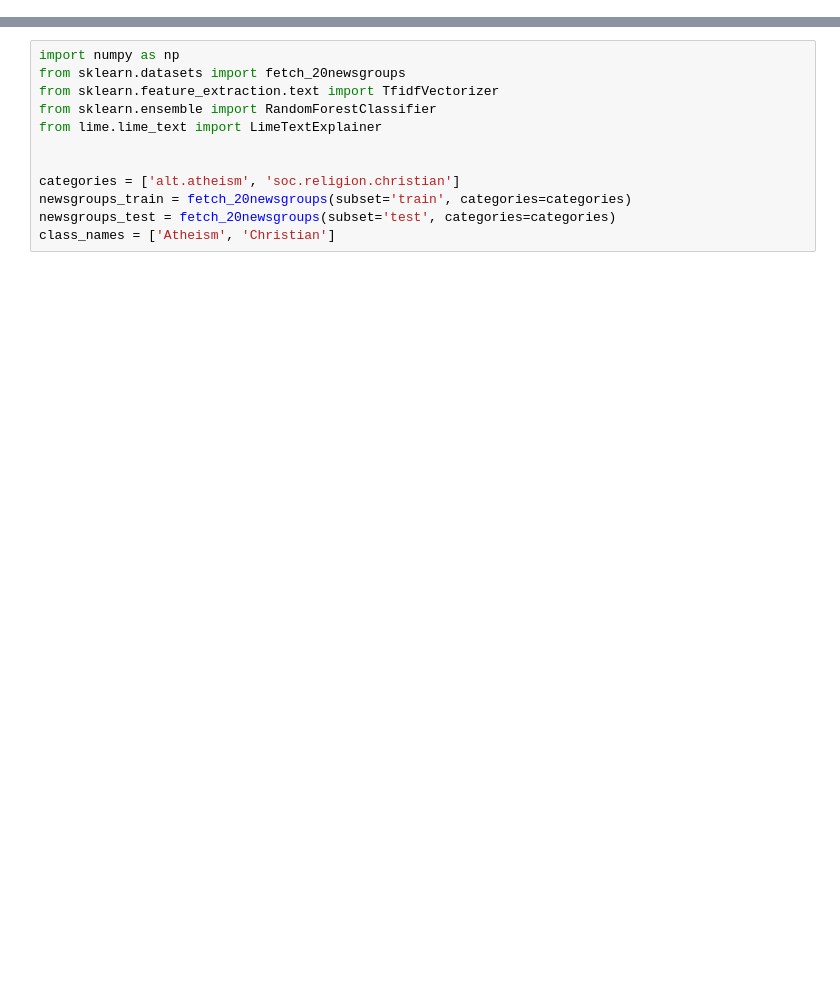
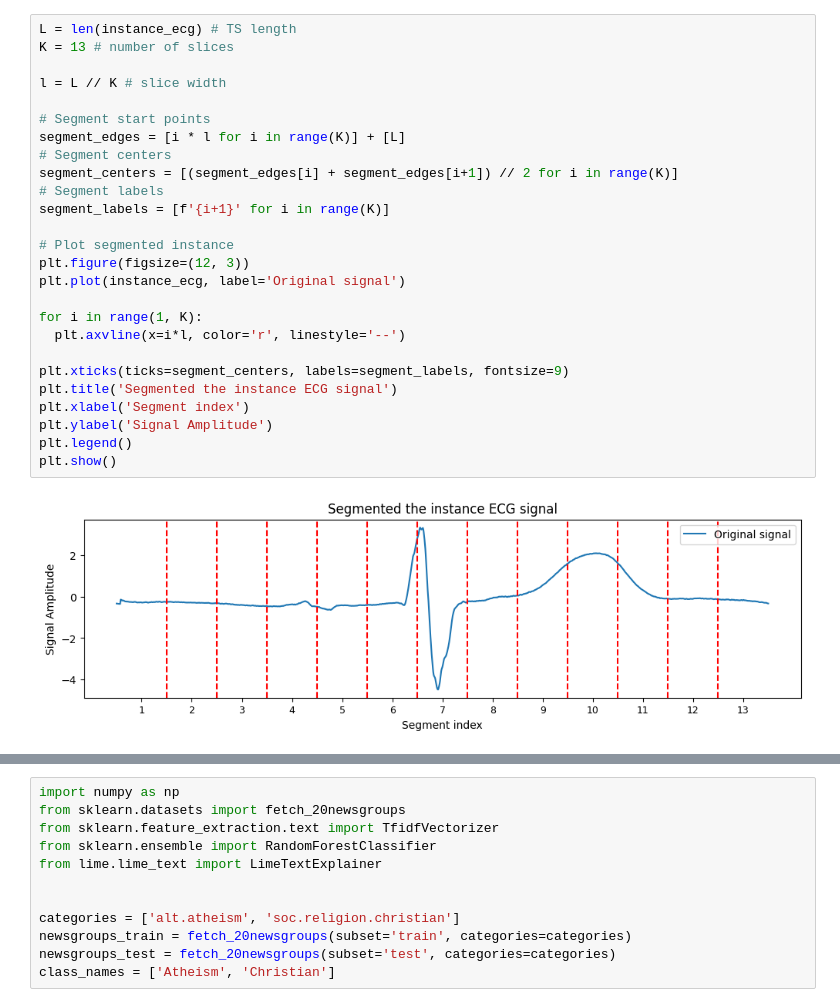
Before and after one commit to miadamczyk/miniproject_2, a Jupyter notebook: 3_LIME.ipynb, the cells around one changed output, grey strips where cells are left out. Cells and saved outputs as stored; diff of their text form; blank space fills up the shorter version.

```diff
--- a/3_LIME.ipynb
+++ b/3_LIME.ipynb
@@ -98,0 +344,28 @@ Funkcja ta ma właściwość **submodularności** (efekt malejących zysków - d
+# %%
+L = len(instance_ecg) # TS length
+K = 13 # number of slices
+
+l = L // K # slice width
+
+# Segment start points
+segment_edges = [i * l for i in range(K)] + [L]
+# Segment centers
+segment_centers = [(segment_edges[i] + segment_edges[i+1]) // 2 for i in range(K)]
+# Segment labels
+segment_labels = [f'{i+1}' for i in range(K)]
+
+# Plot segmented instance
+plt.figure(figsize=(12, 3))
+plt.plot(instance_ecg, label='Original signal')
+
+for i in range(1, K):
+  plt.axvline(x=i*l, color='r', linestyle='--')
+
+plt.xticks(ticks=segment_centers, labels=segment_labels, fontsize=9)
+plt.title('Segmented the instance ECG signal')
+plt.xlabel('Segment index')
+plt.ylabel('Signal Amplitude')
+plt.legend()
+plt.show()
+# %% [output]
+[figure, added]
```
Also changed, not shown: parts of 33 cells of this notebook, 7 other files.
